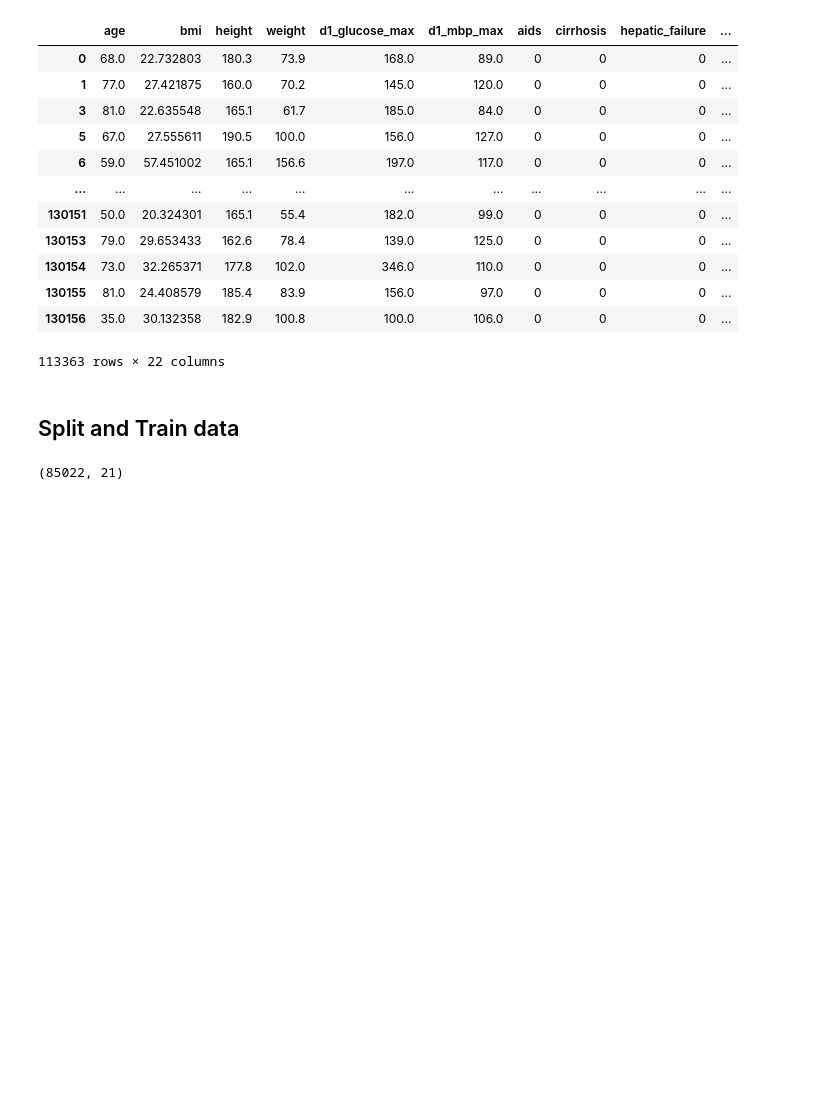
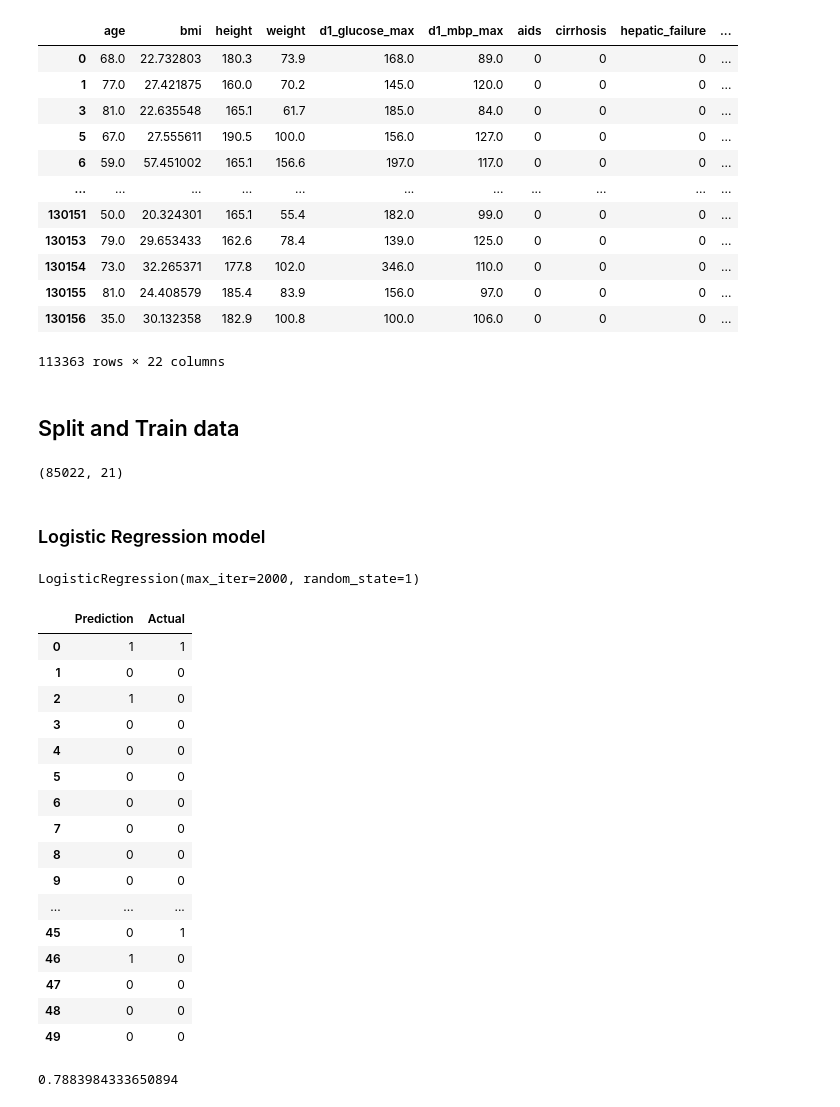
Before and after one commit to Carmenloww/Diabetes-Predictions-in-ICUs, a Jupyter notebook: diabetes_ML_models.ipynb, the cells around one changed output. Cells and saved outputs as stored; diff of their text form; code cells hidden in the pictures; blank space fills up the shorter version.

Commit message:
added logistic regression model

```diff
--- a/diabetes_ML_models.ipynb
+++ b/diabetes_ML_models.ipynb
@@ -161,3 +161,43 @@ X_train, X_test, y_train, y_test = train_test_split(X,
 X_train.shape
 # %% [output]
 (85022, 21)
+# %% [markdown]
+### Logistic Regression model
+# %%
+# create a logistic regression model
+classifier = LogisticRegression(solver='lbfgs',
+                                max_iter=2000,
+                                random_state=1)
+# %%
+# fit model with training data
+classifier.fit(X_train, y_train)
+# %% [output]
+LogisticRegression(max_iter=2000, random_state=1)
+# %%
+# make prediction
+y_pred = classifier.predict(X_test)
+results = pd.DataFrame({"Prediction": y_pred, "Actual": y_test}).reset_index(drop=True)
+results.head(50)
+# %% [output]
+|  | Prediction | Actual |
+| 0 | 1 | 1 |
+| 1 | 0 | 0 |
+| 2 | 1 | 0 |
+| 3 | 0 | 0 |
+| 4 | 0 | 0 |
+| 5 | 0 | 0 |
+| 6 | 0 | 0 |
+| 7 | 0 | 0 |
+| 8 | 0 | 0 |
+| 9 | 0 | 0 |
+| ... | ... | ... |
+| 45 | 0 | 1 |
+| 46 | 1 | 0 |
+| 47 | 0 | 0 |
+| 48 | 0 | 0 |
+| 49 | 0 | 0 |
+# %%
+# print accuracy score
+print(accuracy_score(y_test, y_pred))
+# %% [output]
+0.7883984333650894
```
